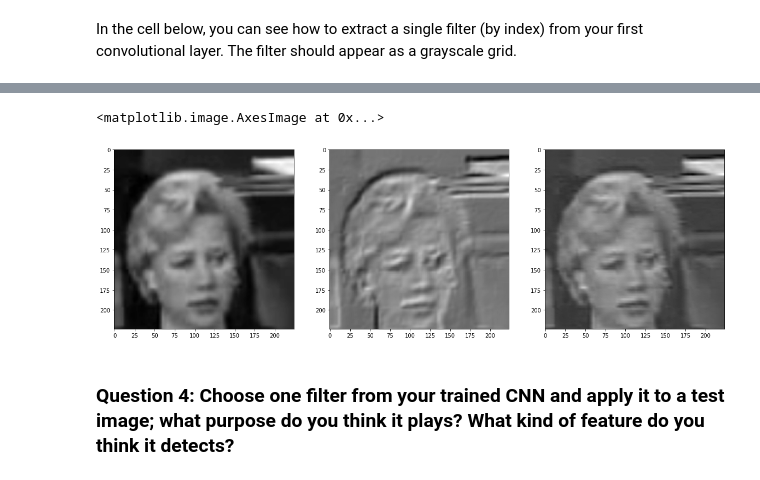
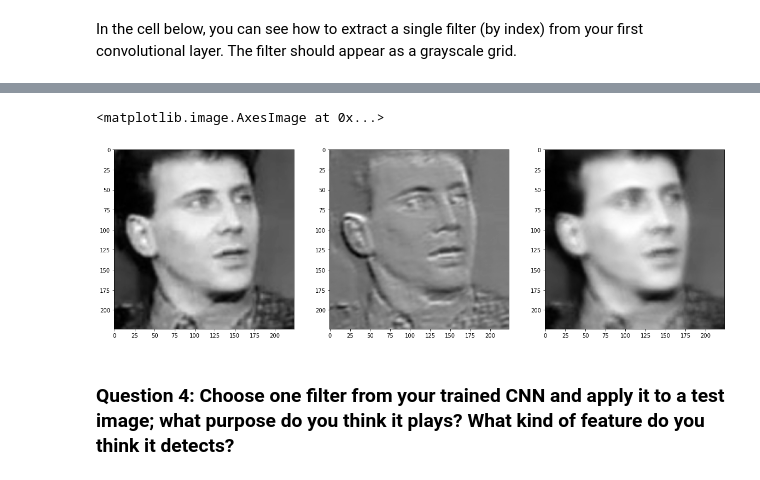
Before and after one commit to wronaq/FacialKeypointDetection, a Jupyter notebook: 2. Define the Network Architecture.ipynb, the cells around one changed output, grey strips where cells are left out. Drawn from its saved outputs; the diff is of its cells as text; code cells hidden in the pictures.

```diff
--- a/2. Define the Network Architecture.ipynb
+++ b/2. Define the Network Architecture.ipynb
@@ -112,11 +120,14 @@ import torch
 import torch.nn as nn
 import torch.nn.functional as F
 
+device = torch.device("cuda" if torch.cuda.is_available() else "cpu")
+
 ## TODO: Once you've define the network, you can instantiate it
 # one example conv layer has been provided for you
 from models import Resnet18_gray
 
 net = Resnet18_gray()
+net.to(device)
 print(net)
 # %% [output]
 Resnet18_gray(
@@ -235,7 +246,7 @@ test_dataset = FacialKeypointsDataset(csv_file='data/test_frames_keypoints.csv',
                                              transform=data_transform)
 # %%
 # load test data in batches
-batch_size = 32
+batch_size = 128
 
 valid_loader = DataLoader(valid_dataset,
                           batch_size=batch_size,
@@ -259,17 +270,17 @@ This function test how the network performs on the first batch of test data. It
 # %%
 # test the model on a batch of test images
 
-def net_sample_output():
+def net_sample_output(loader):
 
     # iterate through the test dataset
-    for i, sample in enumerate(valid_loader):
+    for i, sample in enumerate(loader):
 
         # get sample data: images and ground truth keypoints
         images = sample['image']
         key_pts = sample['keypoints']
 
         # convert images to FloatTensors
-        images = images.type(torch.FloatTensor)
+        images = images.type(torch.FloatTensor).to(device)
 
         # forward pass to get net output
         output_pts = net(images)
@@ -539,7 +559,7 @@ plt.show()
 See how your model performs on previously unseen, test data. We've already loaded and transformed this data, similar to the training data. Next, run your trained model on these images to see what kind of keypoints are produced. You should be able to see if your model is fitting each new face it sees, if the points are distributed randomly, or if the points have actually overfitted the training data and do not generalize.
 # %%
 # get a sample of test data again
-test_images, test_outputs, gt_pts = net_sample_output()
+test_images, test_outputs, gt_pts = net_sample_output(test_loader)
 
 print(test_images.data.size())
 print(test_outputs.data.size())
@@ -631,30 +660,30 @@ Next, choose a test image and filter it with one of the convolutional kernels in
 # %%
 import cv2
 
 ##TODO: load in and display any image from the transformed test dataset
 plt.figure(figsize=(20,7))
 plt.subplot(1, 3, 1)
 image = test_images[1].data
-image = image.numpy()
+image = image.cpu().numpy()
 image = np.transpose(image, (1, 2, 0)) # put channel on 3rd position
 plt.imshow(np.squeeze(image), cmap='gray')
 
 ## TODO: Using cv's filter2D function,
 ## apply a specific set of filter weights (like the one displayed above) to the test image
 plt.subplot(1,3,2)
-weights = net.conv1.weight.data
-w = weights.numpy()
+weights = net.resnet18.conv1.weight.data
+w = weights.cpu().numpy()
 c = cv2.filter2D(image, -1, w[1][0])
 plt.imshow(c, cmap='gray')
 
 plt.subplot(1,3,3)
-weights = net.conv1.weight.data
-w = weights.numpy()
-c = cv2.filter2D(image, -1, w[27][0])
+weights = net.resnet18.conv1.weight.data
+w = weights.cpu().numpy()
+c = cv2.filter2D(image, -1, w[2][0])
 plt.imshow(c, cmap='gray')
 # %% [output]
 <matplotlib.image.AxesImage at 0x...>
-[figure, old version]
+[figure, new version]
 # %% [markdown]
 ### Question 4: Choose one filter from your trained CNN and apply it to a test image; what purpose do you think it plays? What kind of feature do you think it detects?
 # %% [markdown]
```
Also changed, not shown: parts of 16 cells of this notebook.
